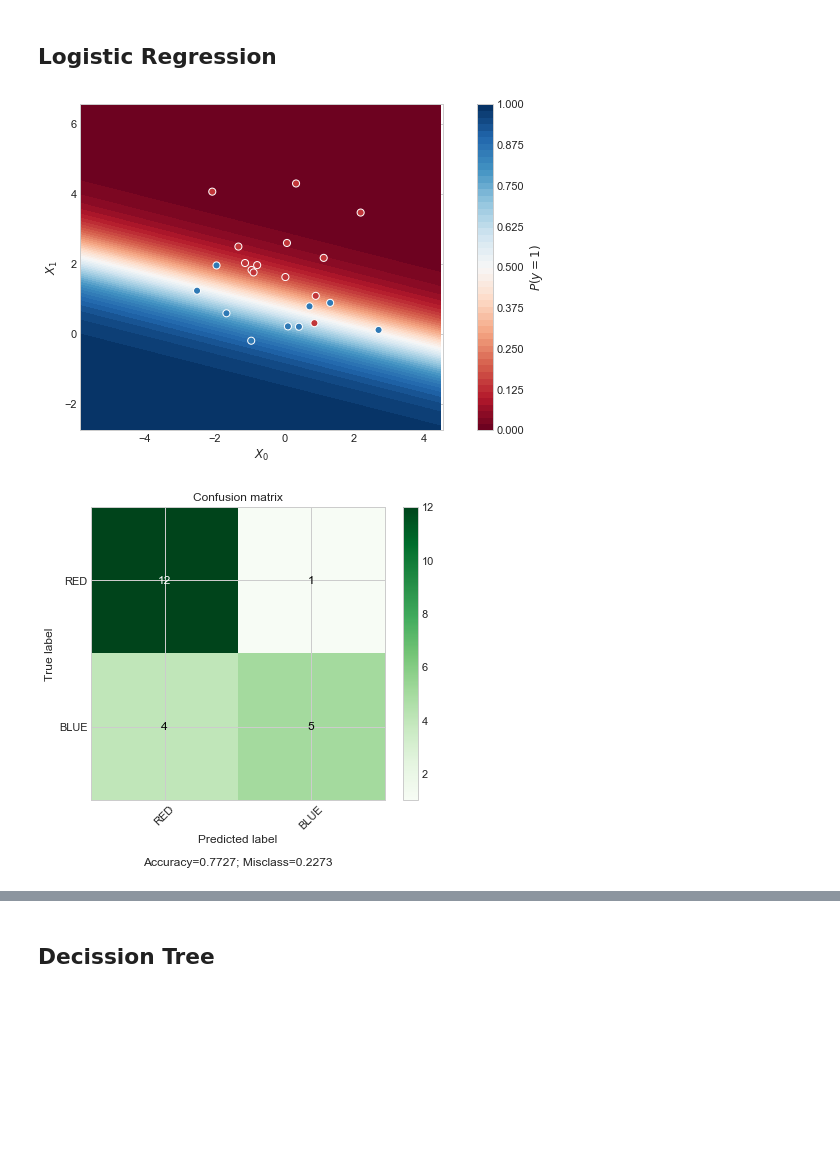
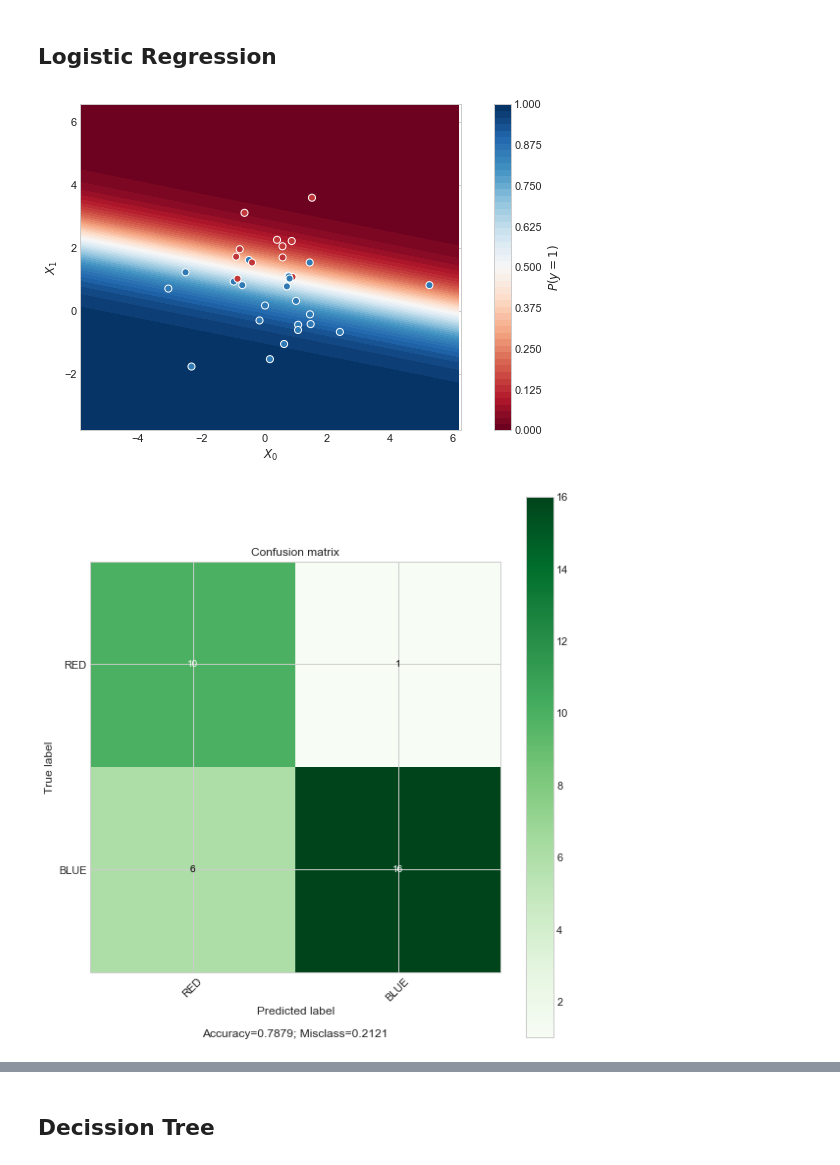
Before and after one commit to davidggphy/2019_03_Curso_IFT, a Jupyter notebook: notebooks/01_classification/01_classification_algorithms_sklearn.ipynb, the cells around one changed output, grey strips where cells are left out. Cells and saved outputs as stored; diff of their text form; code cells hidden in the pictures; blank space fills up the shorter version.

```diff
--- a/notebooks/01_classification/01_classification_algorithms_sklearn.ipynb
+++ b/notebooks/01_classification/01_classification_algorithms_sklearn.ipynb
@@ -101,0 +45,36 @@ https://en.wikipedia.org/wiki/Receiver_operating_characteristic
+# %%
+dic_data_A = {'n': 100 ,'mean': (0,2), 'cov' :((1,0),(0,2)), 'y' : 0 }  # RED
+dic_data_B = {'n': 120 ,'mean': (0,0), 'cov' :((3,0),(0,1)), 'y' : 1 }  # BLUE
+dic_data = {'A': dic_data_A, 'B' : dic_data_B }
+
+# We sample the points with numpy.random
+np.random.seed(1)
+samples = {key : np.random.multivariate_normal(dic['mean'], np.array(dic['cov']), dic['n'])
+           for key,dic in dic_data.items()}
+
+X = np.concatenate(tuple(samples[key] for key in dic_data.keys() ),axis=0)
+Y = np.concatenate(tuple(dic['y']* np.ones(dic['n'], dtype='int')
+                         for key,dic in dic_data.items() ), axis=0)
+
+# Train Val Test Split. 70% / 15% / 15%.
+X_train,X_val,Y_train, Y_val = train_test_split(X,Y,test_size = 0.3)
+X_val,X_test,Y_val, Y_test = train_test_split(X_val,Y_val,test_size = 0.5)
+
+# We transform into coordinates in the plane to make plotting easier.
+colors = [
+    "#%02x%02x%02x" % (int(r), int(g), int(b)) for r, g ,b  in 150*np.eye(3)[[0,2,1]][np.array(Y_train,dtype='int')]
+]
+colors_val = [
+    "#%02x%02x%02x" % (int(r), int(g), int(b)) for r, g ,b  in 150*np.eye(3)[[0,2,1]][np.array(Y_val,dtype='int')]
+]
+colors_test = [
+    "#%02x%02x%02x" % (int(r), int(g), int(b)) for r, g ,b  in 150*np.eye(3)[[0,2,1]][np.array(Y_test,dtype='int')]
+]
+x0_range = (X[:,0].min()-1,X[:,0].max()+1)
+x1_range = (X[:,1].min()-1,X[:,1].max()+1)
+x0 = X_train[:,0]
+x1 = X_train[:,1]
+x0_val = X_val[:,0]
+x1_val = X_val[:,1]
+x0_test = X_test[:,0]
+x1_test = X_test[:,1]
@@ -118,12 +112,12 @@ ax.scatter(X_val[:,0], X_val[:, 1], c=Y_val[:], s=50,
 
 ax.figure.canvas.draw()
 # %% [output]
-[figure, old version]
+[figure, new version]
 # %%
 confusion_matrix = metrics.confusion_matrix(Y_val,Y_val_pred)
-plot_confusion_matrix(confusion_matrix,target_names=['RED','BLUE'],normalize=False, cmap=plt.cm.Greens,figsize=(6,5))
+plot_confusion_matrix(confusion_matrix,target_names=['RED','BLUE'],normalize=False, cmap=plt.cm.Greens,figsize=(8,8))
 # %% [output]
-[figure, old version]
+[figure, new version]
 # %%
 plot_roc_curve(Y_val,Y_val_probs)
 # %% [output]
```
Also changed, not shown: parts of 29 cells of this notebook, 2 other files.
